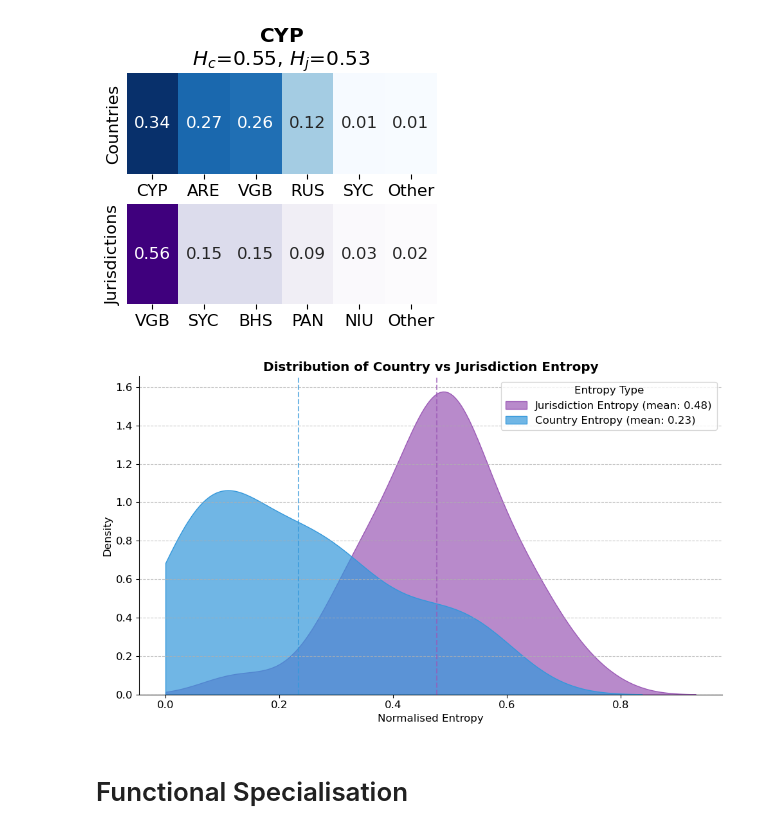
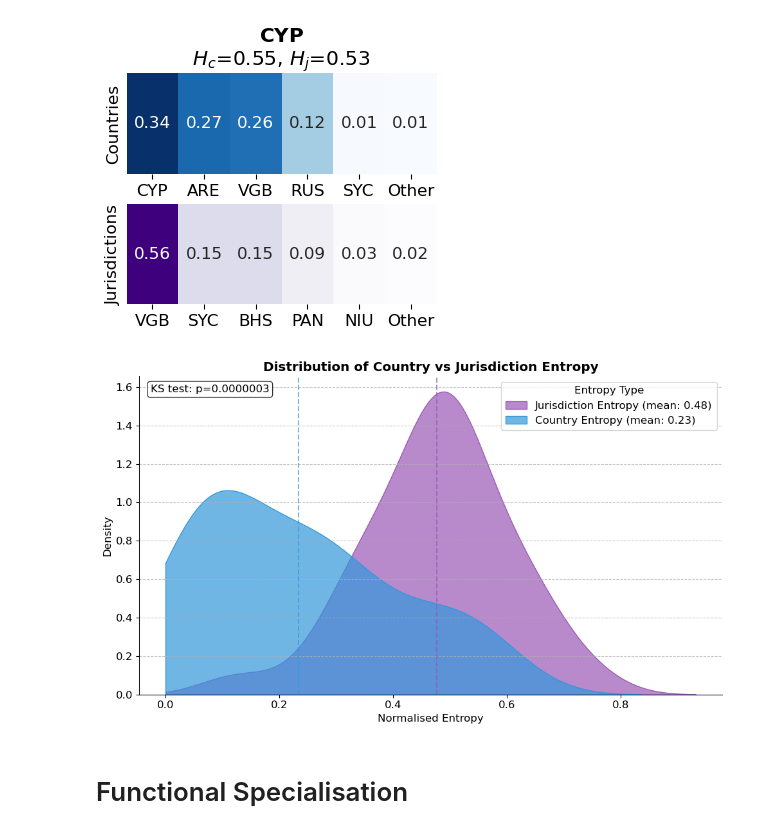
Before and after one commit to OscarAdserballe/intermediaries-in-the-offshore-world, a Jupyter notebook: main.ipynb, the cells around one changed output. Saved outputs shown, nothing was run; the diff lists cells and outputs as text; code cells hidden in the pictures.

```diff
--- a/propositions.ipynb
+++ b/main.ipynb
@@ -2123,6 +2115,13 @@ countries_intermediaries= (
         for s in stats_all
     ])
     .query('count > 100')
+)
+
+# Perform KS test
+from scipy import stats as scipy_stats
+ks_stat, p_value = scipy_stats.ks_2samp(
+    countries_intermediaries['entropy_country'],
+    countries_intermediaries['entropy_jurisdiction']
 )
 
 countries_intermediaries_long = (
@@ -2154,34 +2153,42 @@ ax = sns.kdeplot(
     palette=['#3498db', '#9b59b6'],
     label='Country Entropy',
     clip=(0, 1)
 )
 
 country_mean = countries_intermediaries.entropy_country.mean()
 jurisdiction_mean = countries_intermediaries.entropy_jurisdiction.mean()
 
 plt.axvline(x=country_mean, color='#3498db', linestyle='--', alpha=0.7)
 plt.axvline(x=jurisdiction_mean, color='#9b59b6', linestyle='--', alpha=0.7)
 
 plt.title('Distribution of Country vs Jurisdiction Entropy', fontweight='bold')
 plt.xlabel('Normalised Entropy')
 plt.ylabel('Density')
 ax.spines['top'].set_visible(False)
 ax.spines['right'].set_visible(False)
 ax.grid(axis='y', linestyle='--', alpha=0.7)
 
 plt.legend(
     title='Entropy Type',
     labels=[
         f'Jurisdiction Entropy (mean: {jurisdiction_mean:.2f})',
         f'Country Entropy (mean: {country_mean:.2f})'
     ]
 )
 
+# Add KS test results to plot
+plt.annotate(
+    f'KS test: p={p_value:.7f}',
+    xy=(0.02, 0.95),
+    xycoords='axes fraction',
+    bbox=dict(boxstyle='round', facecolor='white', alpha=0.8)
+)
+
 plt.tight_layout()
 plt.savefig(PLOTS_PATH / "Geography_Country_Level_Entropy_Distribution.png")
 plt.show()
 # %% [output]
-[figure, old version]
+[figure, new version]
 # %% [markdown]
 # Functional Specialisation
 # %% [markdown]
```
Also changed, not shown: parts of 8 cells of this notebook, 30 other files.
